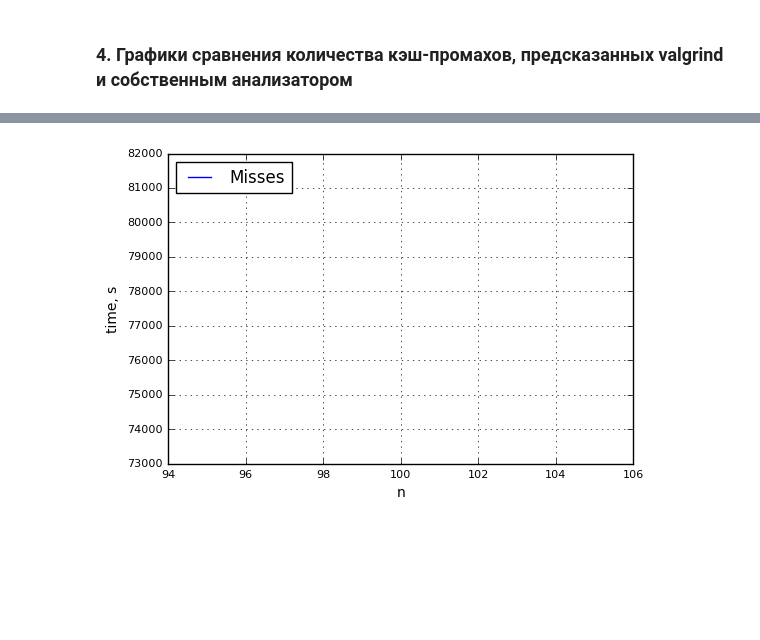
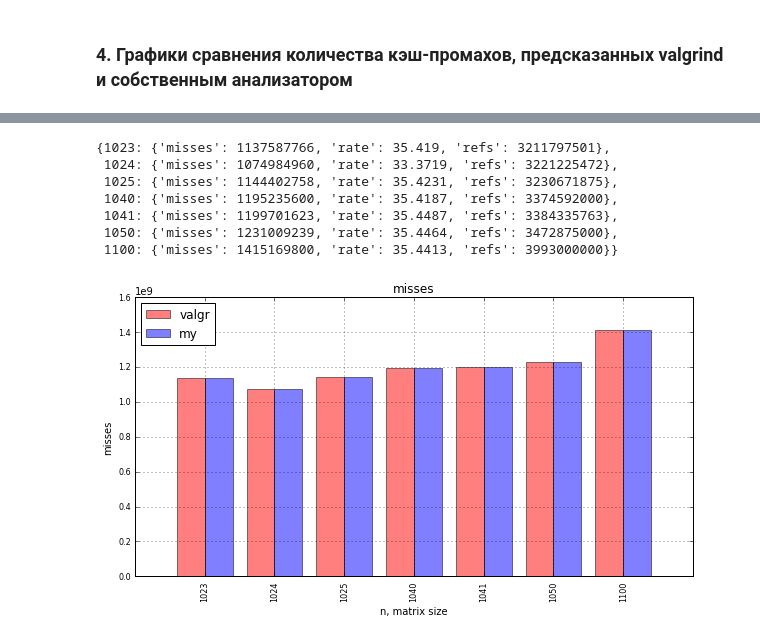
Before and after one commit to akasiyanik/cache-miss-lab, a Jupyter notebook: py/cache-miss-lab.ipynb, the cells around one changed output, grey strips where cells are left out. Saved outputs shown, nothing was run; the diff lists cells and outputs as text; code cells hidden in the pictures; blank space fills up the shorter version.

Commit message:
add plots

```diff
--- a/py/cache-miss-lab.ipynb
+++ b/py/cache-miss-lab.ipynb
@@ -226,10 +226,9 @@ def parse_my_results(path):
             metrics["misses"] =  int(line.split()[1].strip())
 
     return result
-# %%
-result = parse_valgrind_results("../log.txt")
-keys = sorted(list(result.keys()))
-misses = [result[key]["misses"] for key in keys]
+# %%
+valgr_results = parse_valgrind_results("../valgr_log.txt")
+my_results = parse_my_results("../my_log.txt")
 # %%
 def generate_plot(valgrind_res, my_res, metric):
     keys = sorted(list(valgrind_res.keys()))
@@ -237,20 +236,18 @@ def generate_plot(valgrind_res, my_res, metric):
     valgr_values = [valgrind_res[key][metric] for key in keys]
     my_values = [my_res[key][metric] for key in keys]
 
-    ax = plt.figure().add_subplot(111)
+    x_val = [x for x in range (1, len(keys) +1)]
 
-    ax.plot(keys, valgr_values, label="valgr", color="red")
-    ax.plot(keys, my_values, label="my", color="blue")
+    ax = plt.figure(figsize=(10, 5)).add_subplot(111)
 
-    ax.legend(["valgr", "my"], loc='upper left')
+    ax.bar([x - 0.2 for x in x_val], valgr_values, label="valgr", color="red", align="center", width = 0.4, alpha = 0.5)
+    ax.bar([x + 0.2 for x in x_val], my_values, label="my", align="center", color="blue", width = 0.4, alpha = 0.5)
+    ax.legend(loc='upper left')
+    ax.set_title(metric);
 
-#     first_key = next(iter(data.keys()))
-#     ticks = sorted(list(data[first_key].keys()))
-
-    ax.set_title(metric);
     plt.tick_params(axis='both', labelsize=8)
-#     plt.xticks(ticks, rotation='vertical')
-    plt.xlabel('n')
-    plt.ylabel('time, s')
+    plt.xticks(x_val, keys, rotation='vertical')
+    plt.xlabel('n, matrix size')
+    plt.ylabel(metric)
     plt.grid(True)
     plt.show()
@@ -257,4 +264,14 @@ def generate_plot(valgrind_res, my_res, metric):
+# %%
+my_results
+# %% [output]
+{1023: {'misses': 1137587766, 'rate': 35.419, 'refs': 3211797501},
+ 1024: {'misses': 1074984960, 'rate': 33.3719, 'refs': 3221225472},
+ 1025: {'misses': 1144402758, 'rate': 35.4231, 'refs': 3230671875},
+ 1040: {'misses': 1195235600, 'rate': 35.4187, 'refs': 3374592000},
+ 1041: {'misses': 1199701623, 'rate': 35.4487, 'refs': 3384335763},
+ 1050: {'misses': 1231009239, 'rate': 35.4464, 'refs': 3472875000},
+ 1100: {'misses': 1415169800, 'rate': 35.4413, 'refs': 3993000000}}
 # %%
-generate_plot(keys, misses)
+generate_plot(valgr_results, my_results, "misses")
 # %% [output]
-[figure, old version]
+[figure, new version]
```
Also changed, not shown: parts of 3 cells of this notebook, 4 other files.
